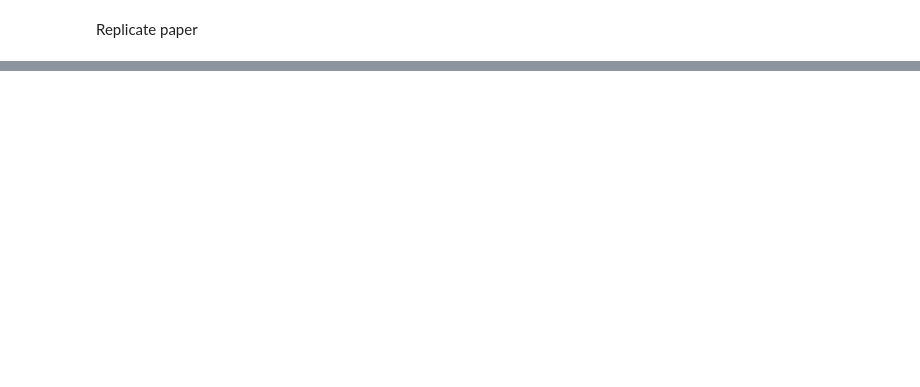
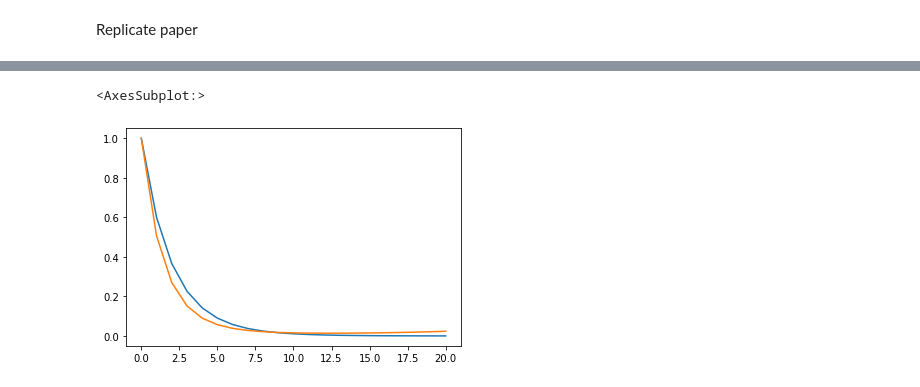
Before and after one commit to upathare1/Advanced-Term-Structures, a Jupyter notebook: Code/AFP.ipynb, the cells around one changed output, grey strips where cells are left out. Saved outputs shown, nothing was run; the diff lists cells and outputs as text; code cells hidden in the pictures; blank space fills up the shorter version.

```diff
--- a/Code/AFP.ipynb
+++ b/Code/AFP.ipynb
@@ -94,0 +108,21 @@ sr.plot()
+# %%
+cir = SpotRateModel(r0=0.05,
+                 a=0.5,
+                 b=0.05,
+                 theta=0.025,
+                 sigma=0.08,
+                 lamda=-0.5,
+                 gamma=0.01,
+                 mu=0,
+                 h=0,
+                 t=0,
+                 T=20,
+                 m=365,
+                 model_name='cir')
+# %%
+mc_cir = MonteCarloSimulation(1000, cir, "")
+sr_cir, bp_cir = mc_cir.simulate()
+sr_cir.plot(legend=False)
+plt.show()
+bp_cir.plot()
+plt.show()
@@ -94,0 +132,6 @@ sr.plot()
+# %%
+bp_cir.plot()
+bp_vasicek.plot()
+# %% [output]
+<AxesSubplot:>
+[figure, added]
```
Also changed, not shown: parts of 10 cells of this notebook.
